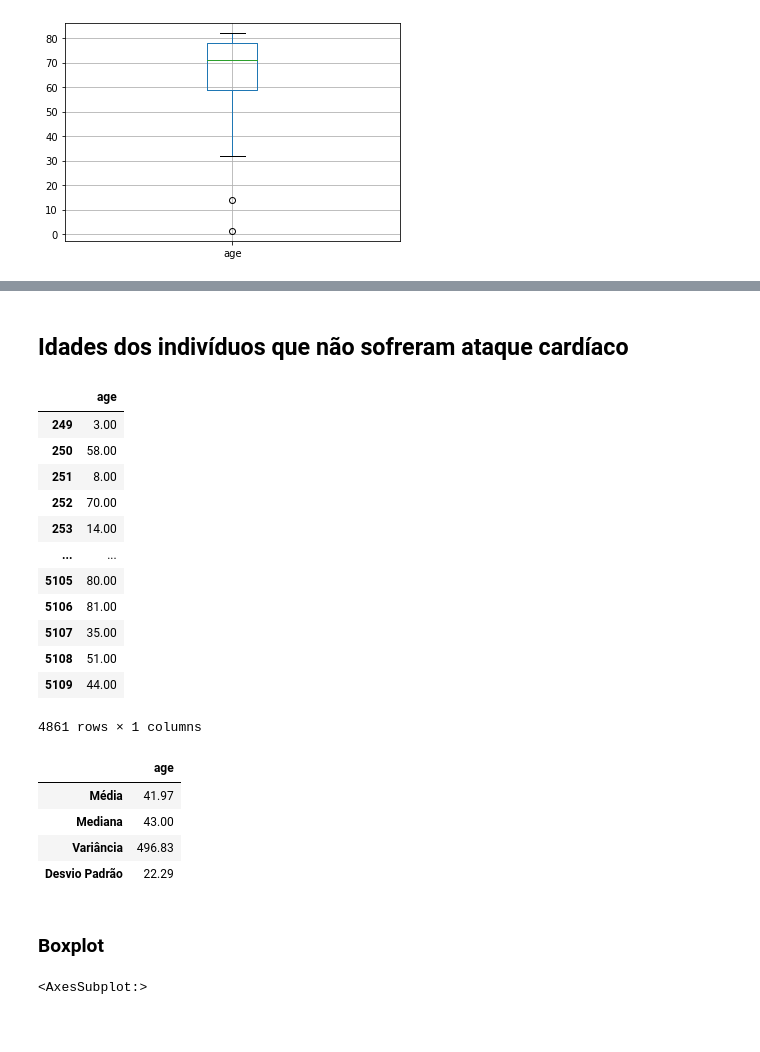
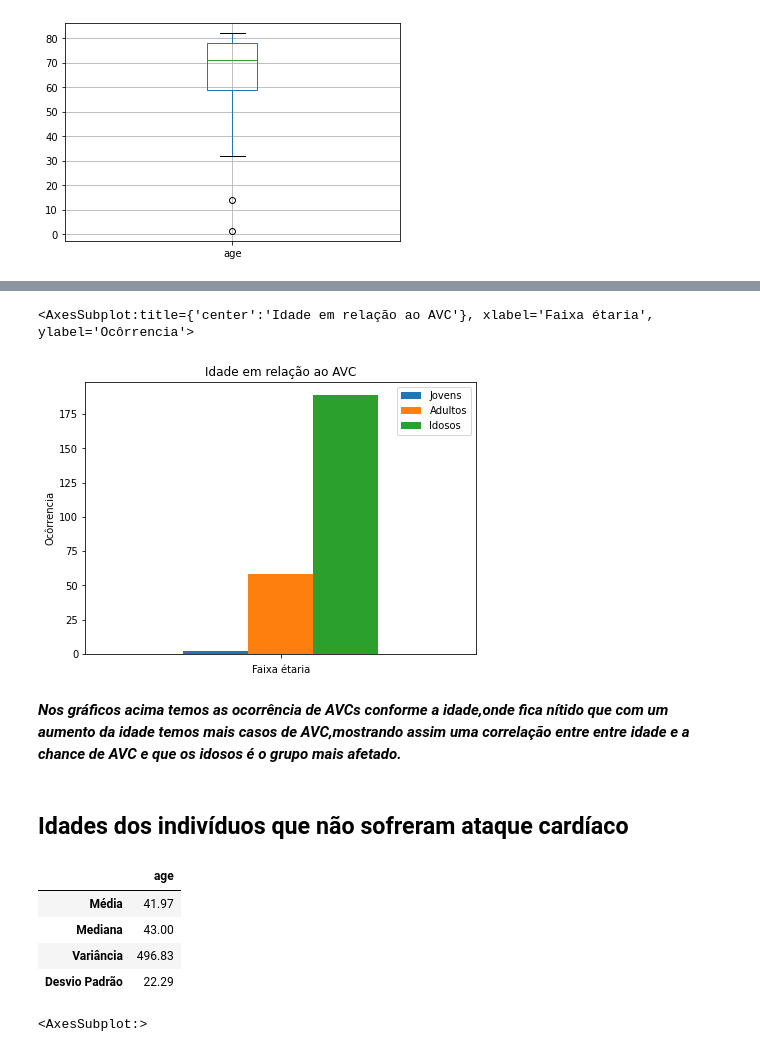
Before and after one commit to lucasma7/Exploratory_Analysis_Stroke, a Jupyter notebook: exploratory_analysis_stroke.ipynb, the cells around one changed output, grey strips where cells are left out. Saved outputs shown, nothing was run; the diff lists cells and outputs as text; code cells hidden in the pictures; blank space fills up the shorter version.

```diff
--- a/exploratory_analysis_stroke.ipynb
+++ b/exploratory_analysis_stroke.ipynb
@@ -164,30 +96,25 @@ array([[<AxesSubplot:title={'center':'age'}>]], dtype=object)
+# %%
+Age_1_count = Age_1.value_counts()
+Age_1_count_jovens = Age_1_count[Age_1_count.index < 19].sum()
+Age_1_count_adulto = Age_1_count[Age_1_count.index < 59].sum() - Age_1_count_jovens
+Age_1_count_idoso = Age_1_count[Age_1_count.index > 58].sum()
+df_Age_1_count = pd.DataFrame([{"Jovens": Age_1_count_jovens, "Adultos": Age_1_count_adulto, "Idosos":Age_1_count_idoso}])
+df_Age_1_count = df_Age_1_count.rename({0 :""}, axis='index')
+df_Age_1_count.plot.bar (rot=0, title='Idade em relação ao AVC', figsize=(7,5), ylabel='Ocôrrencia' , xlabel='Faixa étaria')
+# %% [output]
+<AxesSubplot:title={'center':'Idade em relação ao AVC'}, xlabel='Faixa étaria', ylabel='Ocôrrencia'>
+[figure, added]
+# %% [markdown]
+***Nos gráficos acima temos as ocorrência de AVCs conforme a idade,onde fica nítido que com um aumento da idade temos mais casos de AVC,mostrando assim uma correlação entre entre idade e a chance de AVC e que os idosos é o grupo mais afetado.***
 # %% [markdown]
 ## Idades dos indivíduos que não sofreram ataque cardíaco
-# %%
-idade_0 = Stroke_0[["age"]]
-idade_0
-# %% [output]
-|  | age |
-| 249 | 3.00 |
-| 250 | 58.00 |
-| 251 | 8.00 |
-| 252 | 70.00 |
-| 253 | 14.00 |
-| ... | ... |
-| 5105 | 80.00 |
-| 5106 | 81.00 |
-| 5107 | 35.00 |
-| 5108 | 51.00 |
-| 5109 | 44.00 |
-4861 rows × 1 columns
-# %%
-medidas(idade_0)
-# %% [output]
-|  | age |
-| Média | 41.97 |
-| Mediana | 43.00 |
-| Variância | 496.83 |
-| Desvio Padrão | 22.29 |
-# %% [markdown]
-### Boxplot
+# %%
+Age_0 = Stroke_0[["age"]]
+medidas(Age_0)
+# %% [output]
+|  | age |
+| Média | 41.97 |
+| Mediana | 43.00 |
+| Variância | 496.83 |
+| Desvio Padrão | 22.29 |
 # %%
```
Also changed, not shown: parts of 42 cells of this notebook.
